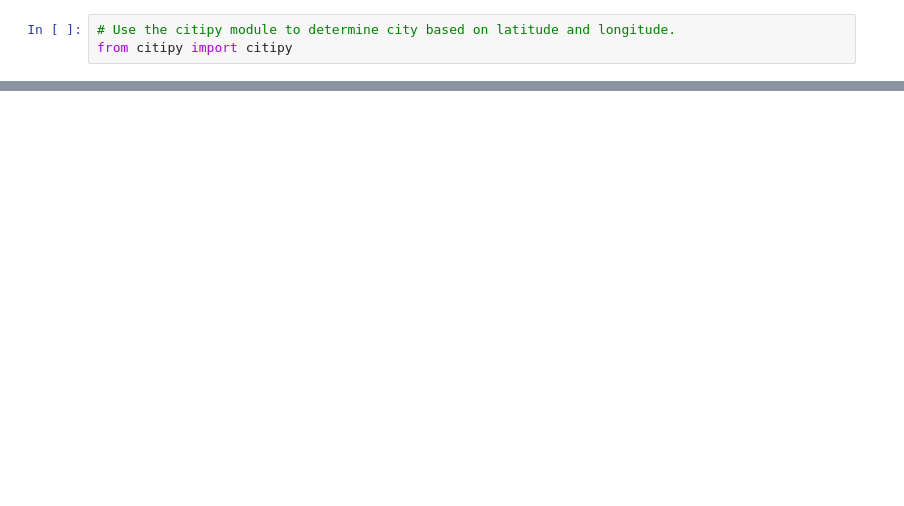
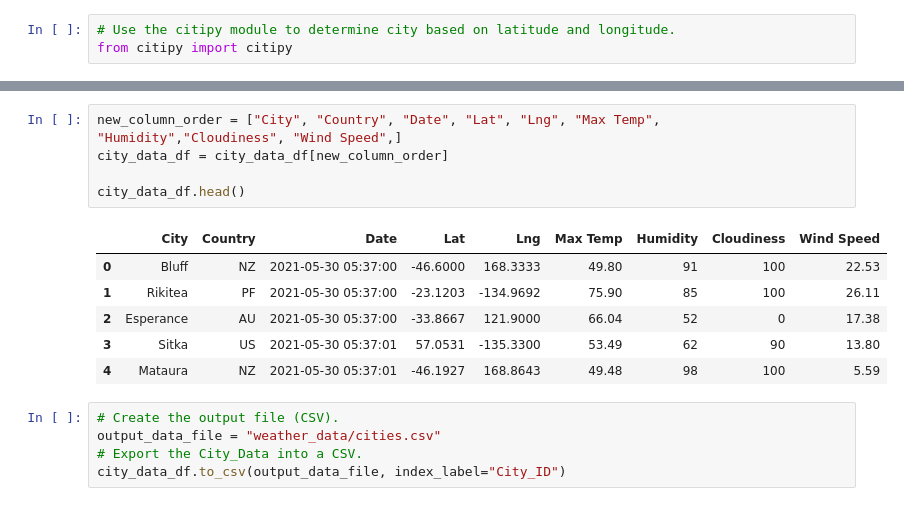
Before and after one commit to Chrisc0610/World_Weather_Analysis, a Jupyter notebook: Weatherpy.ipynb, the cells around one changed output, grey strips where cells are left out. Drawn from its saved outputs; the diff is of its cells as text; blank space fills up the shorter version.

```diff
--- a/Weatherpy.ipynb
+++ b/Weatherpy.ipynb
@@ -143,0 +160,17 @@ city_data_df.head(10)
+# %%
+new_column_order = ["City", "Country", "Date", "Lat", "Lng", "Max Temp", "Humidity","Cloudiness", "Wind Speed",]
+city_data_df = city_data_df[new_column_order]
+
+city_data_df.head()
+# %% [output]
+|  | City | Country | Date | Lat | Lng | Max Temp | Humidity | Cloudiness | Wind Speed |
+| 0 | Bluff | NZ | 2021-05-30 05:37:00 | -46.6000 | 168.3333 | 49.80 | 91 | 100 | 22.53 |
+| 1 | Rikitea | PF | 2021-05-30 05:37:00 | -23.1203 | -134.9692 | 75.90 | 85 | 100 | 26.11 |
+| 2 | Esperance | AU | 2021-05-30 05:37:00 | -33.8667 | 121.9000 | 66.04 | 52 | 0 | 17.38 |
+| 3 | Sitka | US | 2021-05-30 05:37:01 | 57.0531 | -135.3300 | 53.49 | 62 | 90 | 13.80 |
+| 4 | Mataura | NZ | 2021-05-30 05:37:01 | -46.1927 | 168.8643 | 49.48 | 98 | 100 | 5.59 |
+# %%
+# Create the output file (CSV).
+output_data_file = "weather_data/cities.csv"
+# Export the City_Data into a CSV.
+city_data_df.to_csv(output_data_file, index_label="City_ID")
```
Also changed, not shown: parts of 17 cells of this notebook, 6 other files.
